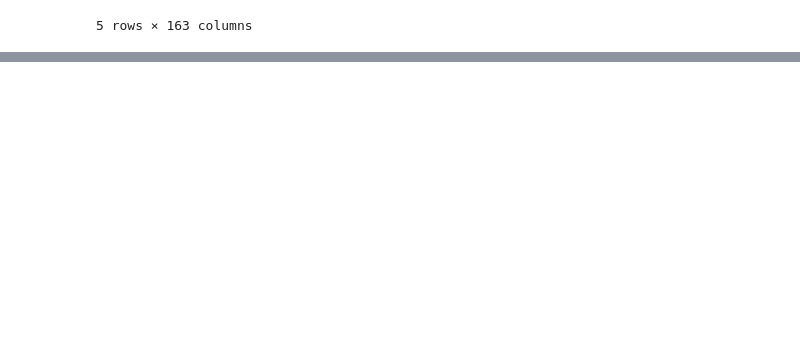
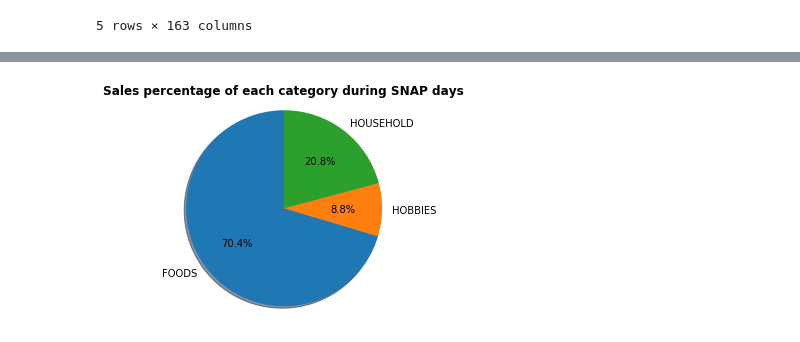
Before and after one commit to rka97/BigDataM5Project, a Jupyter notebook: code/data_exploration.ipynb, the cells around one changed output, grey strips where cells are left out. Drawn from its saved outputs; the diff is of its cells as text; code cells hidden in the pictures; blank space fills up the shorter version.

Commit message:
added SNAP days analysis

```diff
--- a/code/data_exploration.ipynb
+++ b/code/data_exploration.ipynb
@@ -1072,0 +1083,21 @@ Prices sorted descendingly by total revenue
+# %%
+snap_calender = calender[calender.index.values < 1913][["d", "snap_CA", "snap_TX", "snap_WI"]].set_index("d")
+sales_snap = sales[["item_id","store_id"] + date].set_index(["item_id", "store_id"])
+# %%
+snap_CA = sales_snap.mul(pd.Series(snap_calender["snap_CA"])).sum(axis=1)
+snap_TX = sales_snap.mul(pd.Series(snap_calender["snap_TX"])).sum(axis=1)
+snap_WI = sales_snap.mul(pd.Series(snap_calender["snap_WI"])).sum(axis=1)
+sales_snap['total_sales'] = sales_snap[date].sum(axis=1)
+sales_snap["snap_CA"] = snap_CA
+sales_snap["snap_TX"] = snap_TX
+sales_snap["snap_WI"] = snap_WI
+sales_snap = sales_snap.reset_index()
+sales_snap["cat_id"] = sales_snap["item_id"].str.split("_",expand = True)[0]
+sales_snap["state_id"] = sales_snap["store_id"].str.split("_",expand = True)[0]
+sales_snap.loc[sales_snap['state_id'] != 'CA', 'snap_CA'] = 0
+sales_snap.loc[sales_snap['state_id'] != 'TX', 'snap_TX'] = 0
+sales_snap.loc[sales_snap['state_id'] != 'WI', 'snap_WI'] = 0
+sales_snap['snap_sales'] = sales_snap["snap_CA"] + sales_snap["snap_TX"] + sales_snap["snap_WI"]
+sales_snap['non_snap_sales'] = sales_snap["total_sales"] - sales_snap["snap_sales"]
+print("Adding SNAP data to sales dataframe")
+sales_snap.head()
@@ -1072,0 +1113,5 @@ Prices sorted descendingly by total revenue
+# %%
+categoryewise_snap_sales = (sales_snap.groupby('cat_id').agg({"snap_sales":"sum"})/sales_snap["snap_sales"].sum() * 100).reset_index()
+pie_chart(categoryewise_snap_sales['snap_sales'], categoryewise_snap_sales['cat_id'], "Sales percentage of each category during SNAP days")
+# %% [output]
+[figure, added]
```
Also changed, not shown: parts of 11 cells of this notebook, 5 other files.
